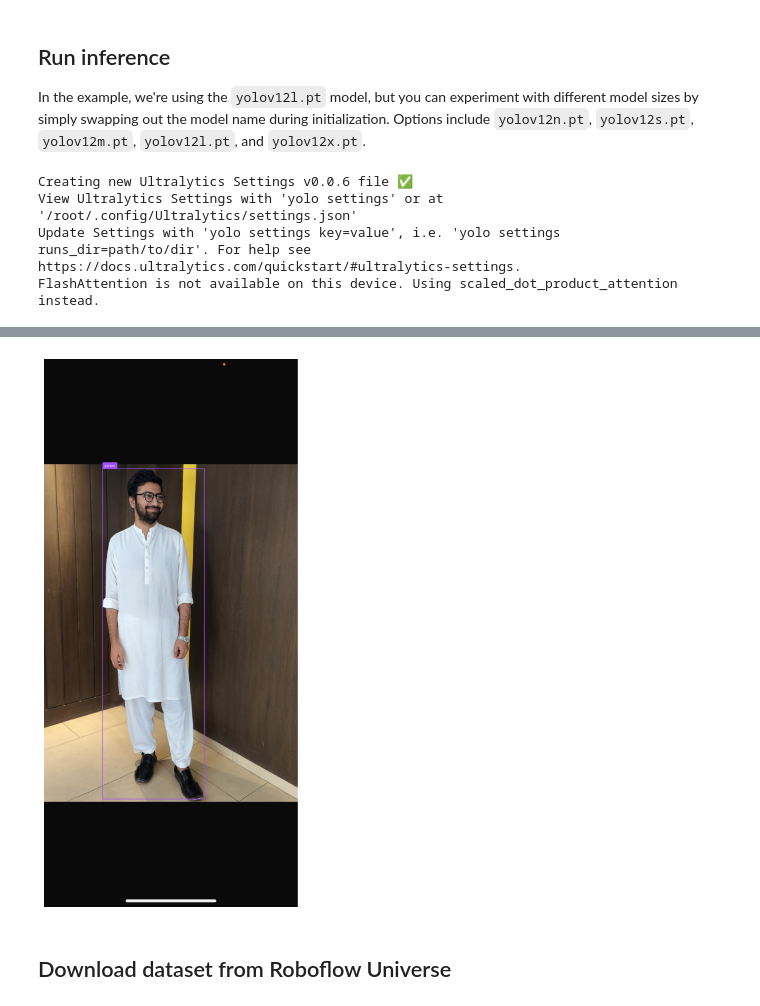
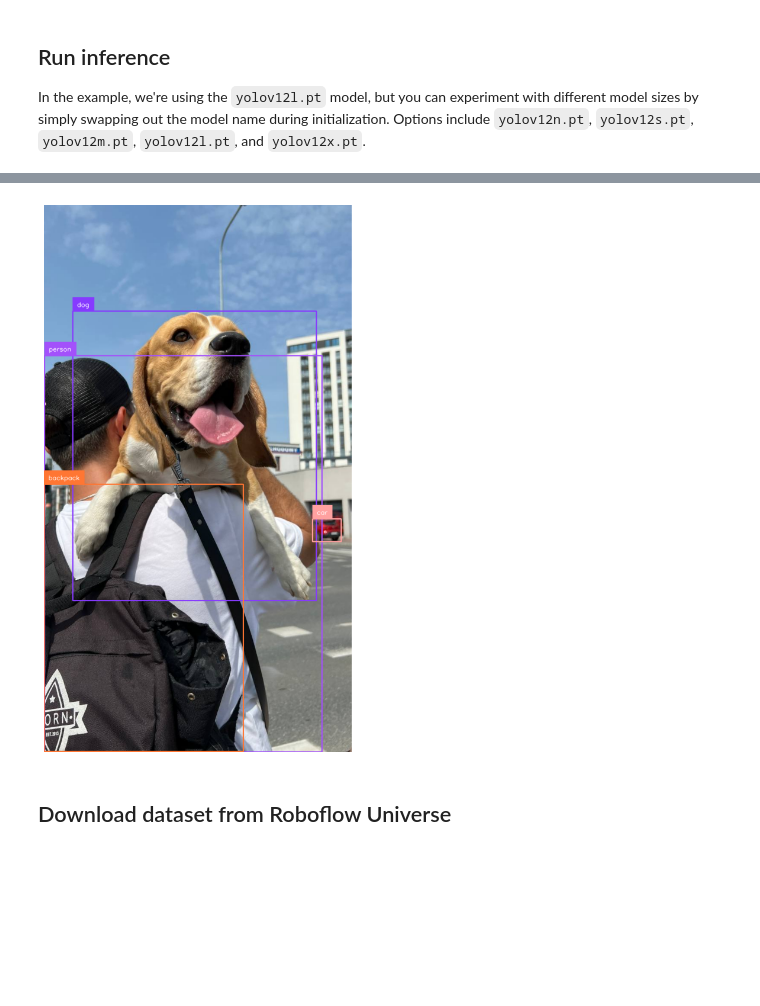
Before and after one commit to shivam9-9/AuthApp, a Jupyter notebook: notebook/train_yolov12_object_detection.ipynb, the cells around one changed output, grey strips where cells are left out. Saved outputs shown, nothing was run; the diff lists cells and outputs as text; code cells hidden in the pictures; blank space fills up the shorter version.

```diff
--- a/notebook/train_yolov12_object_detection.ipynb
+++ b/notebook/train_yolov12_object_detection.ipynb
@@ -71,7 +67,7 @@ from ultralytics import YOLO
 import supervision as sv
 
 
-image_path = f"{HOME}/xcBYLI.png"
+image_path = "/content/dog.jpeg"
 image = cv2.imread(image_path)
 
 model = YOLO('yolov12l.pt')
@@ -88,7 +84,3 @@ annotated_image = label_annotator.annotate(scene=annotated_image, detections=det
 
 sv.plot_image(annotated_image)
 # %% [output]
-Creating new Ultralytics Settings v0.0.6 file ✅
-View Ultralytics Settings with 'yolo settings' or at '/root/.config/Ultralytics/settings.json'
-Update Settings with 'yolo settings key=value', i.e. 'yolo settings runs_dir=path/to/dir'. For help see https://docs.ultralytics.com/quickstart/#ultralytics-settings.
-FlashAttention is not available on this device. Using scaled_dot_product_attention instead.
@@ -96,4 +87,4 @@ Downloading https://github.com/sunsmarterjie/yolov12/releases/download/v1.0/yolo
-[figure, old version]
+[figure, new version]
 # %% [markdown]
 ## Download dataset from Roboflow Universe
 # %%
```
Also changed, not shown: parts of 17 cells of this notebook.
